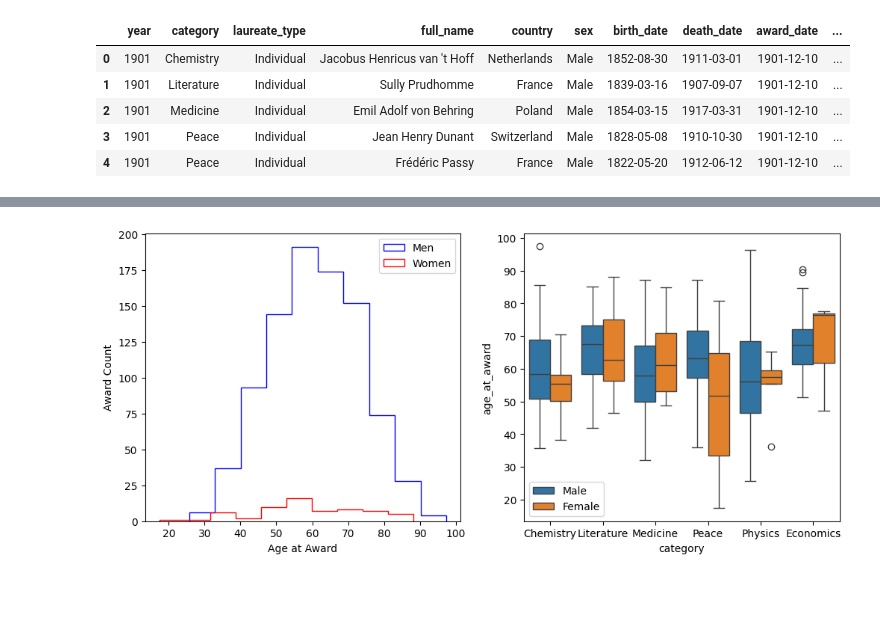
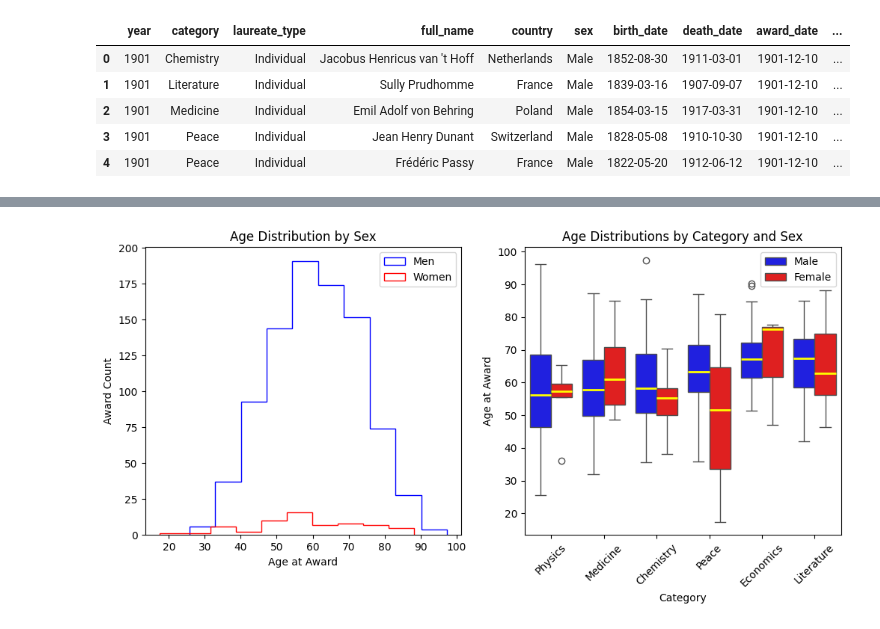
Before and after one commit to MichaelSzczepaniak/DSPortfolio, a Jupyter notebook: Nobel_Winners/NobelWinners.ipynb, the cells around one changed output, grey strips where cells are left out. Saved outputs shown, nothing was run; the diff lists cells and outputs as text; code cells hidden in the pictures; blank space fills up the shorter version.

Commit message:
clean up age by cat and sex boxplot

```diff
--- a/Nobel_Winners/NobelWinners.ipynb
+++ b/Nobel_Winners/NobelWinners.ipynb
@@ -786,3 +786,8 @@ df_no_orgs.head()
 | 2 | 1901 | Medicine | Individual | Emil Adolf von Behring | Poland | Male | 1854-03-15 | 1917-03-31 | 1901-12-10 | ... |
 | 3 | 1901 | Peace | Individual | Jean Henry Dunant | Switzerland | Male | 1828-05-08 | 1910-10-30 | 1901-12-10 | ... |
 | 4 | 1901 | Peace | Individual | Frédéric Passy | France | Male | 1822-05-20 | 1912-06-12 | 1901-12-10 | ... |
+# %%
+# median age by category - use to order categories in the boxplot
+df_age_by_cats = df_no_orgs.groupby('category')['age_at_award'].median().reset_index()
+df_age_by_cats = df_age_by_cats.sort_values(by='age_at_award').reset_index(drop=True)
+df_age_by_cats
@@ -789,20 +802,27 @@ df_no_orgs.head()
 # %%
-age_men = df_no_orgs.loc[df_no_orgs['sex'] == 'Male', 'age_at_award']
-age_women = df_no_orgs.loc[df_no_orgs['sex'] == 'Female', 'age_at_award']
+age_men = df_no_orgs.loc[df_no_orgs['sex'] == 'Male', ['age_at_award', 'category']]
+age_women = df_no_orgs.loc[df_no_orgs['sex'] == 'Female', ['age_at_award', 'category']]
 # %%
 fig4, ax4 = plt.subplots(1, 2, figsize=(12, 5))
 # left plot - overlay histograms by sex
-ax4[0].hist(age_men, label="Men", histtype="step", color="blue")
-ax4[0].hist(age_women, label="Women", histtype="step", color="red")
+ax4[0].hist(age_men['age_at_award'], label="Men", histtype="step", color="blue")
+ax4[0].hist(age_women['age_at_award'], label="Women", histtype="step", color="red")
 ax4[0].set_xlabel("Age at Award")
 ax4[0].set_ylabel("Award Count")
+ax4[0].set_title("Age Distribution by Sex")
 # right plot - boxplot by category and sex
 sns.boxplot(x='category', y='age_at_award', data=df_no_orgs,
-            hue='sex', ax=ax4[1])
+            hue='sex', palette=['blue', 'red'],
+            medianprops={'color': 'yellow', 'linewidth': 2},
+            order=df_age_by_cats['category'], ax=ax4[1])
+ax4[1].set_title("Age Distributions by Category and Sex")
+ax4[1].set_xlabel("Category")
+ax4[1].tick_params(axis='x', labelrotation=45)
+ax4[1].set_ylabel("Age at Award")
 
 ax4[0].legend()
 ax4[1].legend()
 plt.tight_layout
 plt.show()
 # %% [output]
-[figure, old version]
+[figure, new version]
```
Also changed, not shown: parts of 3 cells of this notebook.
